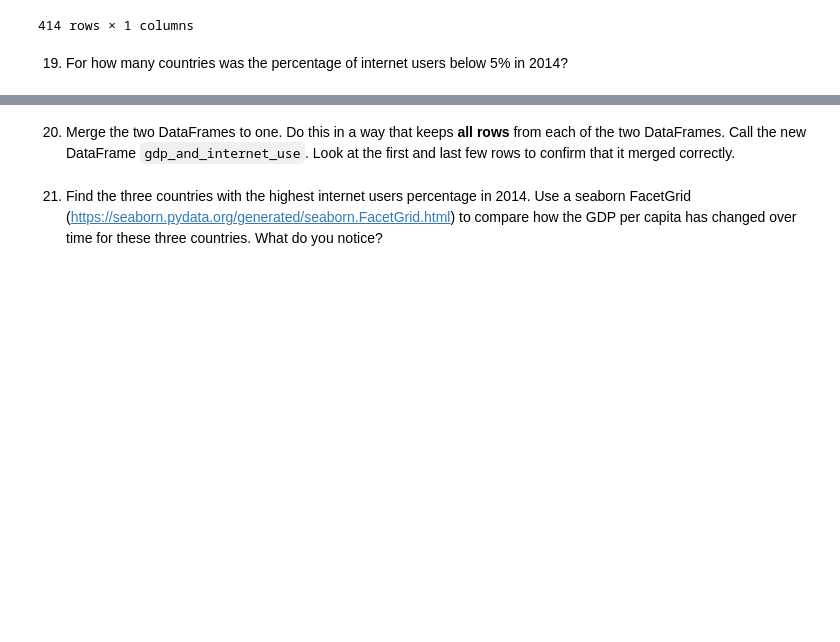
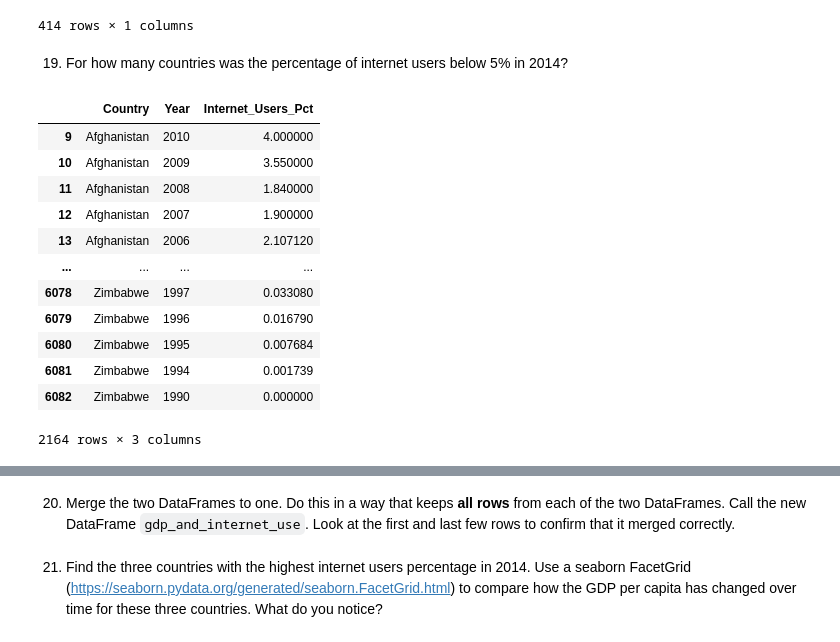
Before and after one commit to NSS-Data-Analytics-Cohort-14/gdp-and-internet-usage-kshaffer93, a Jupyter notebook: notebooks/example.ipynb, the cells around one changed output, grey strips where cells are left out. Drawn from its saved outputs; the diff is of its cells as text; code cells hidden in the pictures; blank space fills up the shorter version.

```diff
--- a/notebooks/example.ipynb
+++ b/notebooks/example.ipynb
@@ -514,3 +514,21 @@ pd.pivot_table(union_df, values="Internet_Users_Pct", index=["Country", "Year"])
 union_df_pivot = pd.pivot_table(union_df, values="Internet_Users_Pct", index=["Country", "Year"], columns=["Country"])
 # %% [markdown]
 19. For how many countries was the percentage of internet users below 5% in 2014?
+# %%
+below_5 = internet_df[internet_df["Internet_Users_Pct"] < 5]
+# %%
+below_5
+# %% [output]
+|  | Country | Year | Internet_Users_Pct |
+| 9 | Afghanistan | 2010 | 4.000000 |
+| 10 | Afghanistan | 2009 | 3.550000 |
+| 11 | Afghanistan | 2008 | 1.840000 |
+| 12 | Afghanistan | 2007 | 1.900000 |
+| 13 | Afghanistan | 2006 | 2.107120 |
+| ... | ... | ... | ... |
+| 6078 | Zimbabwe | 1997 | 0.033080 |
+| 6079 | Zimbabwe | 1996 | 0.016790 |
+| 6080 | Zimbabwe | 1995 | 0.007684 |
+| 6081 | Zimbabwe | 1994 | 0.001739 |
+| 6082 | Zimbabwe | 1990 | 0.000000 |
+2164 rows × 3 columns
```
Also changed, not shown: parts of 1 cell of this notebook.
